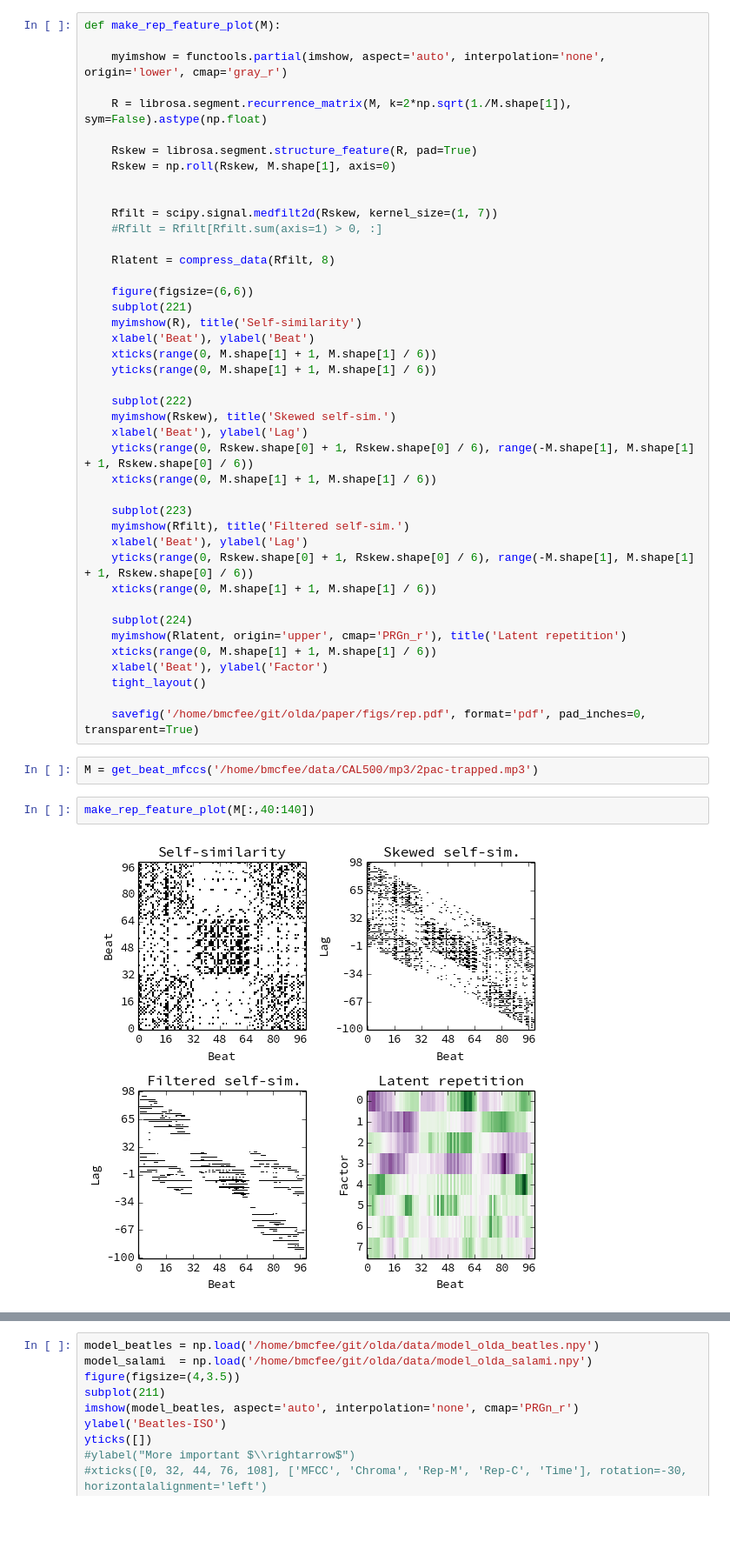
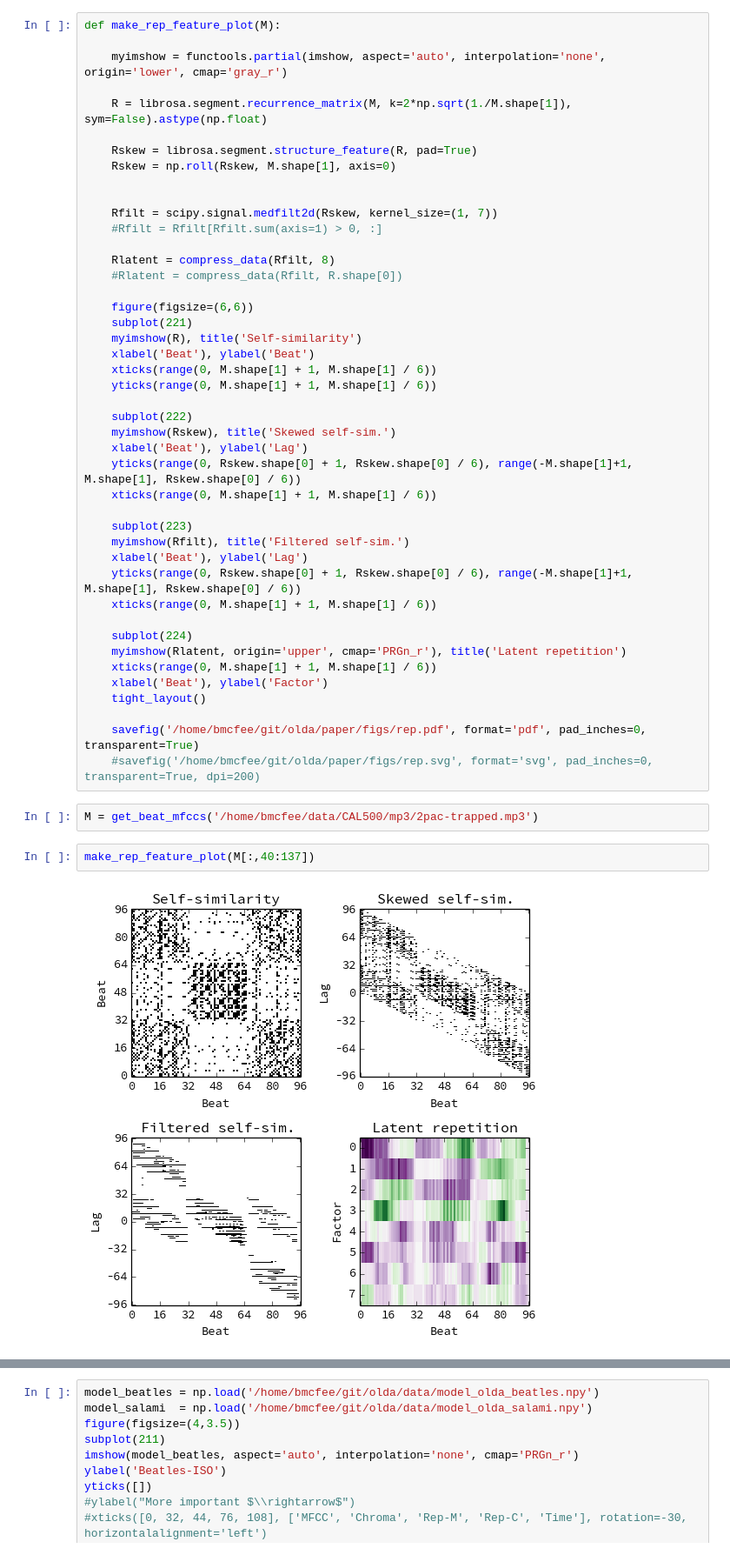
Before and after one commit to bmcfee/olda, a Jupyter notebook: code/ICASSP 2013 - Segmentation.ipynb, the cells around one changed output, grey strips where cells are left out. Shown: that part at 87% size. Saved outputs shown, nothing was run; the diff lists cells and outputs as text; blank space fills up the shorter version.

```diff
--- a/code/ICASSP 2013 - Segmentation.ipynb
+++ b/code/ICASSP 2013 - Segmentation.ipynb
@@ -370,6 +354,7 @@ def make_rep_feature_plot(M):
     #Rfilt = Rfilt[Rfilt.sum(axis=1) > 0, :]
 
     Rlatent = compress_data(Rfilt, 8)
+    #Rlatent = compress_data(Rfilt, R.shape[0])
 
     figure(figsize=(6,6))
     subplot(221)
@@ -381,13 +366,13 @@ def make_rep_feature_plot(M):
     subplot(222)
     myimshow(Rskew), title('Skewed self-sim.')
     xlabel('Beat'), ylabel('Lag')
-    yticks(range(0, Rskew.shape[0] + 1, Rskew.shape[0] / 6), range(-M.shape[1], M.shape[1] + 1, Rskew.shape[0] / 6))
+    yticks(range(0, Rskew.shape[0] + 1, Rskew.shape[0] / 6), range(-M.shape[1]+1, M.shape[1], Rskew.shape[0] / 6))
     xticks(range(0, M.shape[1] + 1, M.shape[1] / 6))
 
     subplot(223)
     myimshow(Rfilt), title('Filtered self-sim.')
     xlabel('Beat'), ylabel('Lag')
-    yticks(range(0, Rskew.shape[0] + 1, Rskew.shape[0] / 6), range(-M.shape[1], M.shape[1] + 1, Rskew.shape[0] / 6))
+    yticks(range(0, Rskew.shape[0] + 1, Rskew.shape[0] / 6), range(-M.shape[1]+1, M.shape[1], Rskew.shape[0] / 6))
     xticks(range(0, M.shape[1] + 1, M.shape[1] / 6))
 
     subplot(224)
@@ -397,9 +382,10 @@ def make_rep_feature_plot(M):
     tight_layout()
 
     savefig('/home/bmcfee/git/olda/paper/figs/rep.pdf', format='pdf', pad_inches=0, transparent=True)
+    #savefig('/home/bmcfee/git/olda/paper/figs/rep.svg', format='svg', pad_inches=0, transparent=True, dpi=200)
 # %%
 M = get_beat_mfccs('/home/bmcfee/data/CAL500/mp3/2pac-trapped.mp3')
 # %%
-make_rep_feature_plot(M[:,40:140])
+make_rep_feature_plot(M[:,40:137])
 # %% [output]
-[figure, old version]
+[figure, new version]
```
Also changed, not shown: parts of 2 cells of this notebook, 5 other files.
